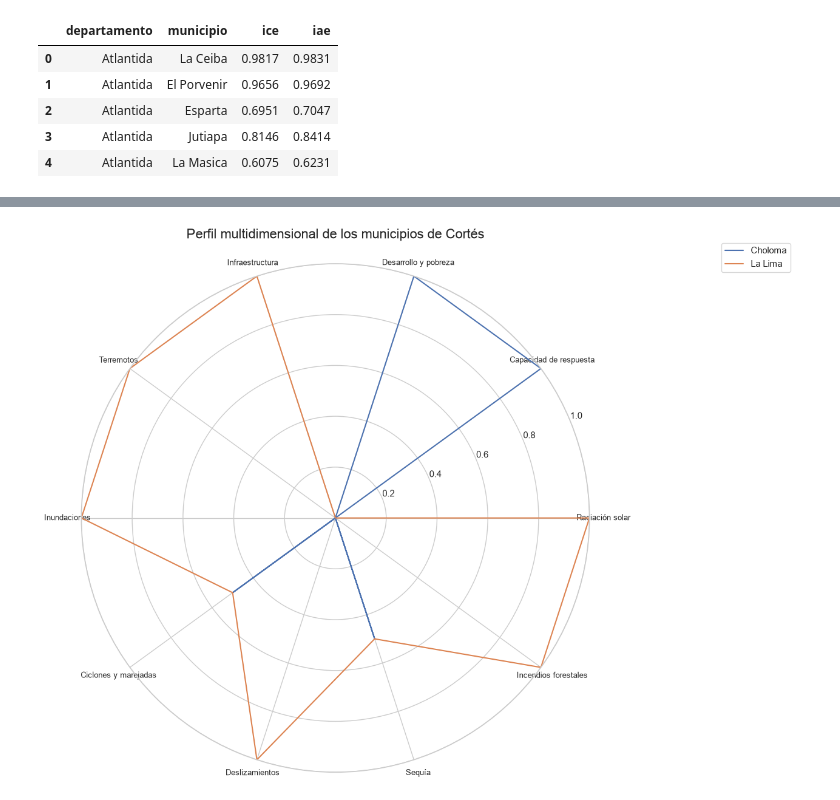
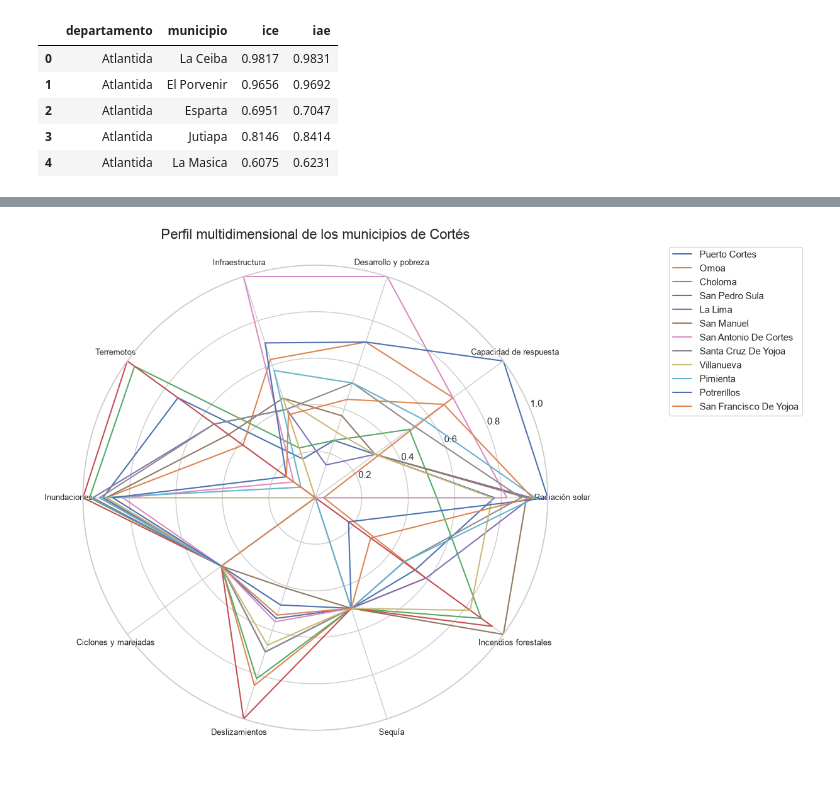
Before and after one commit to DiegoC-Diaz/honduras_solar_irradiation, a Jupyter notebook: notebooks/hn_index.ipynb, the cells around one changed output, grey strips where cells are left out. Drawn from its saved outputs; the diff is of its cells as text; code cells hidden in the pictures; blank space fills up the shorter version.

```diff
--- a/notebooks/hn_index.ipynb
+++ b/notebooks/hn_index.ipynb
@@ -639,11 +639,8 @@ import matplotlib.pyplot as plt
 # ============================================================
 
 cortes_df = df_resultado[
-    (df_resultado["departamento"].str.strip().str.lower() == "cortes") &
-    (df_resultado["municipio"].str.strip().str.lower().isin([
-        "choloma",
-        "la lima"
-    ]))
+    (df_resultado["departamento"].str.strip().str.lower() == "cortes")
+
 ].copy()
 
 # ============================================================
@@ -682,34 +679,11 @@ for columna in variables.values():
         )
 
 
-# ============================================================
-# 4. Invertir variables de riesgo
-#
-# Un valor alto de exposición = peor condición.
-# Por eso:
-#
-#     1 = menor exposición
-#     0 = mayor exposición
-# ============================================================
 
-variables_riesgo = [
-    "poblacion_expuesta_a_terremotos",
-    "poblacion_expuesta_a_inundaciones",
-    "poblacion_expuesta_a_ciclones_y_marejadas",
-    "poblacion_expuesta_a_deslizamientos",
-    "poblacion_afectada_por_sequia",
-    "poblacion_expuesta_a_incendios_forestales"
-]
-
-for columna in variables_riesgo:
-
-    cortes_df[f"{columna}_norm"] = (
-        1 - cortes_df[f"{columna}_norm"]
-    )
 
 
 # ============================================================
-# 5. Configurar Spider Graph
+# 4. Configurar Spider Graph
 # ============================================================
 
 labels = list(variables.keys())
@@ -727,7 +701,7 @@ angles += angles[:1]
 
 
 # ============================================================
-# 6. Crear gráfica
+# 5. Crear gráfica
 # ============================================================
 
 sns.set_theme(style="whitegrid")
@@ -739,7 +713,7 @@ fig, ax = plt.subplots(
 
 
 # ============================================================
-# 7. Una línea por municipio
+# 6. Una línea por municipio
 # ============================================================
 
 for _, row in cortes_df.iterrows():
@@ -758,34 +732,34 @@ for _, row in cortes_df.iterrows():
         label=row["municipio"]
     )
 
 
 # ============================================================
-# 8. Configuración visual
+# 7. Configuración visual
 # ============================================================
 
 ax.set_xticks(angles[:-1])
 
 ax.set_xticklabels(
     labels,
     fontsize=9
 )
 
 ax.set_ylim(0, 1)
 
 ax.set_title(
     "Perfil multidimensional de los municipios de Cortés",
     fontsize=16,
     pad=30
 )
 
 ax.legend(
     bbox_to_anchor=(1.25, 1.05),
     loc="upper left"
 )
 
 plt.tight_layout()
 plt.show()
 # %% [output]
-[figure, old version]
+[figure, new version]
 # %%
 df_resultado.to_csv("../data/index/processed/dataset_indicadores.csv")
```
Also changed, not shown: parts of 1 cell of this notebook, 6 other files.
